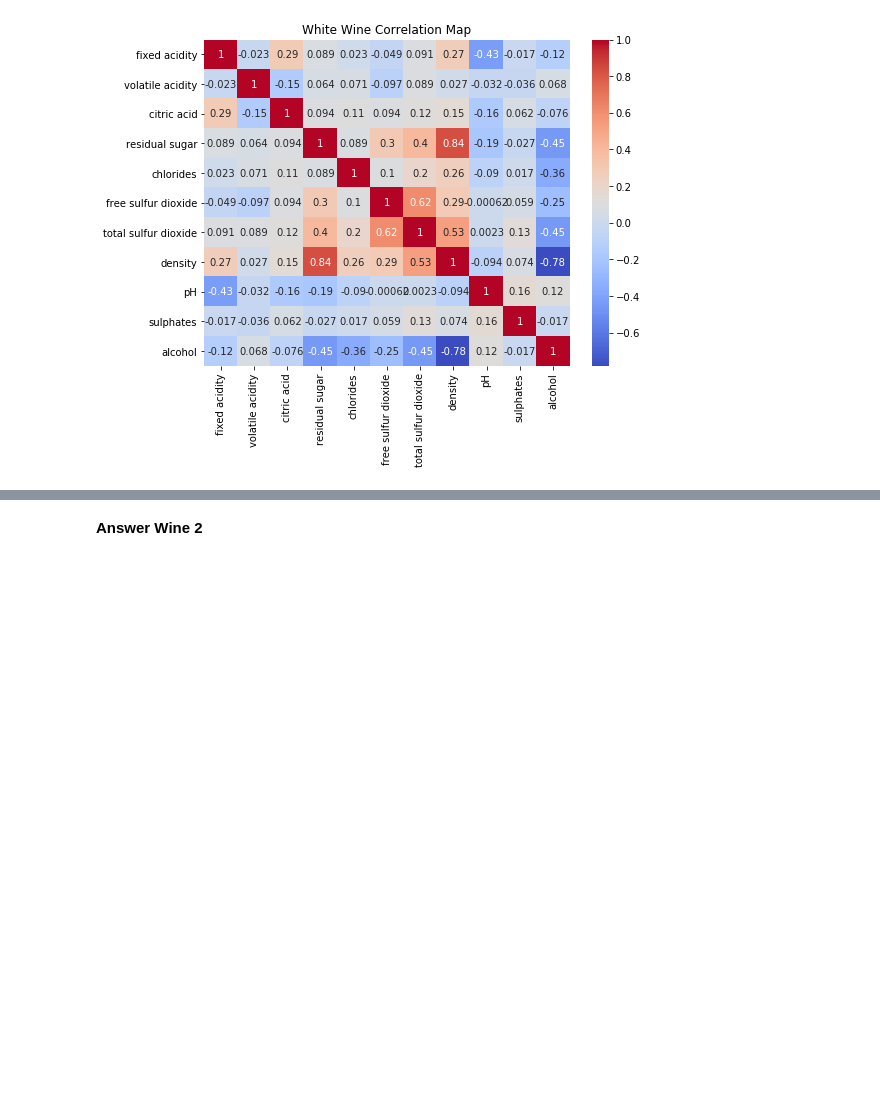
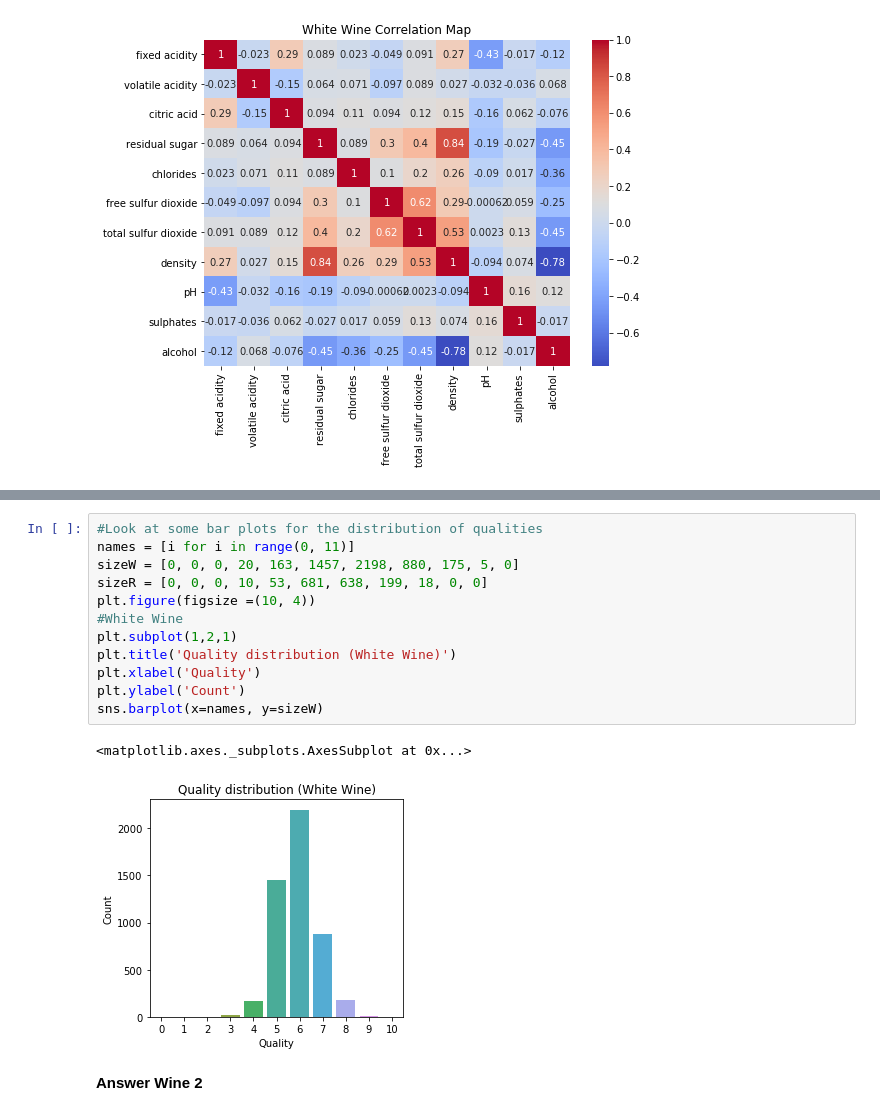
Before and after one commit to Inceptix/CIS-3715, a Jupyter notebook: Lab5/CIS3715 (Temple - Spring 2020) Lab5.ipynb, the cells around one changed output, grey strips where cells are left out. Saved outputs shown, nothing was run; the diff lists cells and outputs as text; blank space fills up the shorter version.

```diff
--- a/Lab5/CIS3715 (Temple - Spring 2020) Lab5.ipynb
+++ b/Lab5/CIS3715 (Temple - Spring 2020) Lab5.ipynb
@@ -318,3 +349,18 @@ sns.heatmap(whiteWine.corr(), annot=True, cmap='coolwarm')
+# %%
+#Look at some bar plots for the distribution of qualities
+names = [i for i in range(0, 11)]
+sizeW = [0, 0, 0, 20, 163, 1457, 2198, 880, 175, 5, 0]
+sizeR = [0, 0, 0, 10, 53, 681, 638, 199, 18, 0, 0]
+plt.figure(figsize =(10, 4))
+#White Wine
+plt.subplot(1,2,1)
+plt.title('Quality distribution (White Wine)')
+plt.xlabel('Quality')
+plt.ylabel('Count')
+sns.barplot(x=names, y=sizeW)
+# %% [output]
+<matplotlib.axes._subplots.AxesSubplot at 0x...>
+[figure, added]
 # %% [markdown]
 **Answer Wine 2**
 # %%
```
Also changed, not shown: parts of 14 cells of this notebook, 1 other file.
